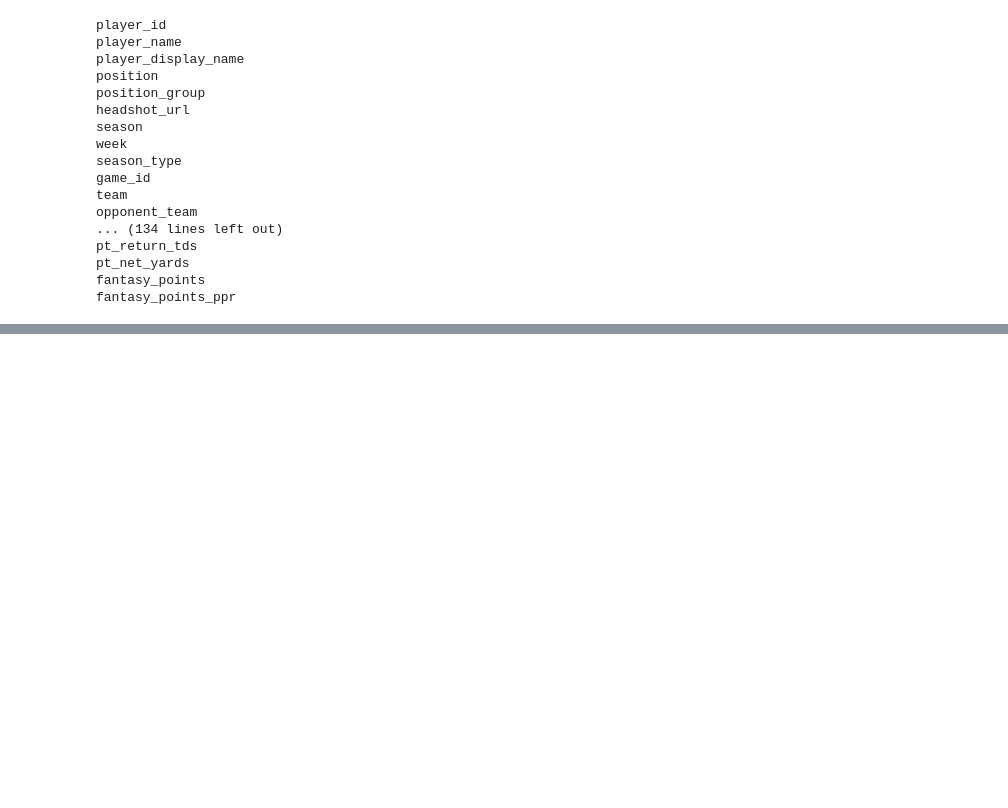
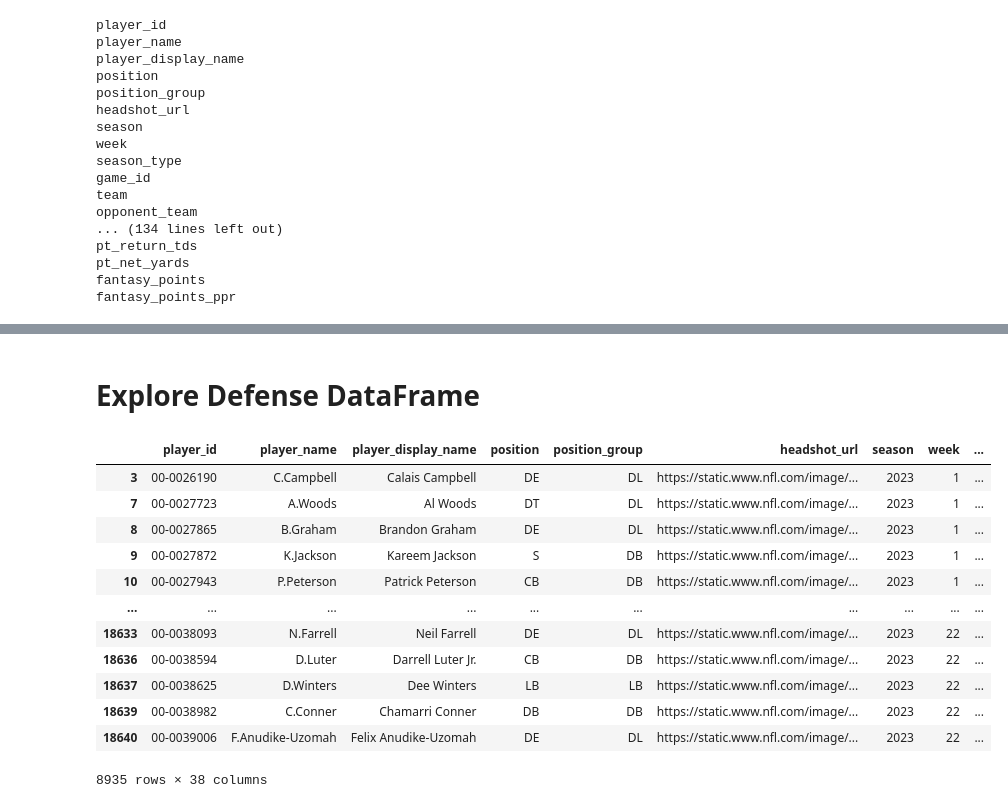
Before and after one commit to rya000667/public-fantast-football-analytics, a Jupyter notebook: expore-api-sports-notebook.ipynb, the cells around one changed output, grey strips where cells are left out. Saved outputs shown, nothing was run; the diff lists cells and outputs as text; code cells hidden in the pictures; blank space fills up the shorter version.

```diff
--- a/expore-api-sports-notebook.ipynb
+++ b/expore-api-sports-notebook.ipynb
@@ -378,0 +743,18 @@ DEFENSE <br>
+# %% [markdown]
+# Explore Defense DataFrame
+# %%
+def_df
+# %% [output]
+|  | player_id | player_name | player_display_name | position | position_group | headshot_url | season | week | ... |
+| 3 | 00-0026190 | C.Campbell | Calais Campbell | DE | DL | https://static.www.nfl.com/image/... | 2023 | 1 | ... |
+| 7 | 00-0027723 | A.Woods | Al Woods | DT | DL | https://static.www.nfl.com/image/... | 2023 | 1 | ... |
+| 8 | 00-0027865 | B.Graham | Brandon Graham | DE | DL | https://static.www.nfl.com/image/... | 2023 | 1 | ... |
+| 9 | 00-0027872 | K.Jackson | Kareem Jackson | S | DB | https://static.www.nfl.com/image/... | 2023 | 1 | ... |
+| 10 | 00-0027943 | P.Peterson | Patrick Peterson | CB | DB | https://static.www.nfl.com/image/... | 2023 | 1 | ... |
+| ... | ... | ... | ... | ... | ... | ... | ... | ... | ... |
+| 18633 | 00-0038093 | N.Farrell | Neil Farrell | DE | DL | https://static.www.nfl.com/image/... | 2023 | 22 | ... |
+| 18636 | 00-0038594 | D.Luter | Darrell Luter Jr. | CB | DB | https://static.www.nfl.com/image/... | 2023 | 22 | ... |
+| 18637 | 00-0038625 | D.Winters | Dee Winters | LB | LB | https://static.www.nfl.com/image/... | 2023 | 22 | ... |
+| 18639 | 00-0038982 | C.Conner | Chamarri Conner | DB | DB | https://static.www.nfl.com/image/... | 2023 | 22 | ... |
+| 18640 | 00-0039006 | F.Anudike-Uzomah | Felix Anudike-Uzomah | DE | DL | https://static.www.nfl.com/image/... | 2023 | 22 | ... |
+8935 rows × 38 columns
```
Also changed, not shown: parts of 12 cells of this notebook.
